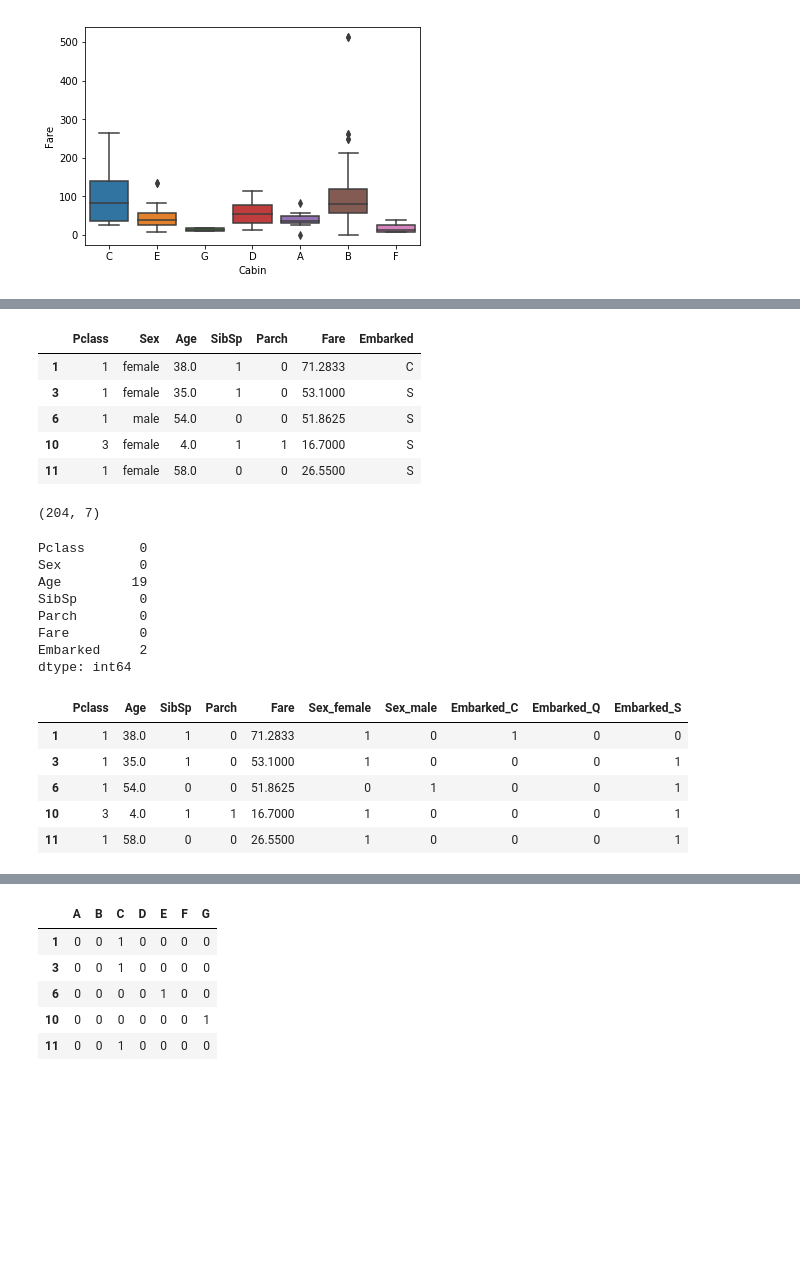
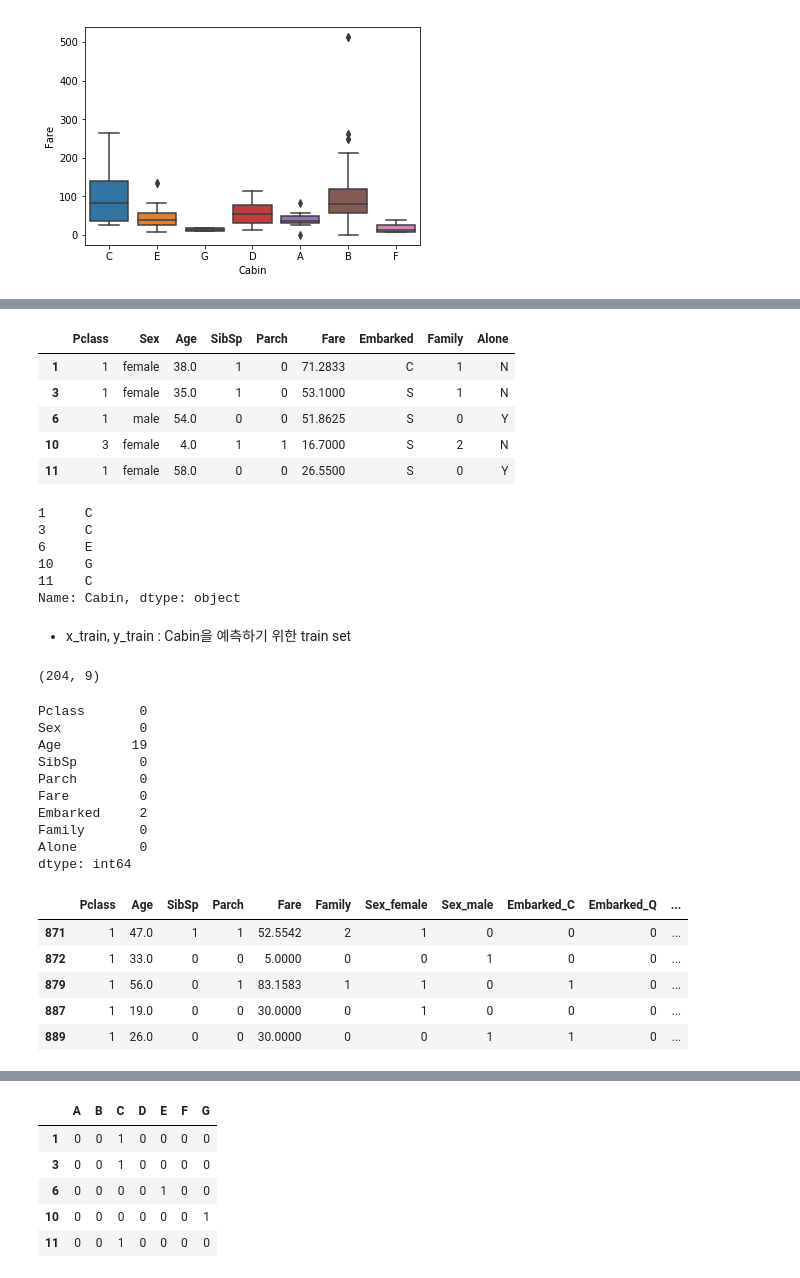
Before and after one commit to rjsdn31536/titanic_kaggle, a Jupyter notebook: titanic_kaggle.ipynb, the cells around one changed output, grey strips where cells are left out. Drawn from its saved outputs; the diff is of its cells as text; code cells hidden in the pictures; blank space fills up the shorter version.

```diff
--- a/titanic_kaggle.ipynb
+++ b/titanic_kaggle.ipynb
@@ -137,0 +153,3 @@ plt.show()
+# %%
+data_train["Family"] = data_train["SibSp"] + data_train["Parch"]
+data_test["Family"] = data_test["SibSp"] + data_test["Parch"]
@@ -137,0 +158,6 @@ plt.show()
+# %%
+data_train["Alone"] = "Y"
+data_train["Alone"].loc[data_train["Family"] > 0] = "N"
+
+data_test["Alone"] = "Y"
+data_test["Alone"].loc[data_test["Family"] > 0] = "N"
@@ -222,19 +281,28 @@ x_train = x_train.drop(['PassengerId'], axis = 1)
 x_test = x_test.drop(['PassengerId'], axis = 1)
 x_train = x_train.drop(['Ticket'], axis = 1)
 x_test = x_test.drop(['Ticket'], axis = 1)
-x_train.head()
+display(x_train.head())
+display(y_train.head())
 # %% [output]
-|  | Pclass | Sex | Age | SibSp | Parch | Fare | Embarked |
-| 1 | 1 | female | 38.0 | 1 | 0 | 71.2833 | C |
-| 3 | 1 | female | 35.0 | 1 | 0 | 53.1000 | S |
-| 6 | 1 | male | 54.0 | 0 | 0 | 51.8625 | S |
-| 10 | 3 | female | 4.0 | 1 | 1 | 16.7000 | S |
-| 11 | 1 | female | 58.0 | 0 | 0 | 26.5500 | S |
+|  | Pclass | Sex | Age | SibSp | Parch | Fare | Embarked | Family | Alone |
+| 1 | 1 | female | 38.0 | 1 | 0 | 71.2833 | C | 1 | N |
+| 3 | 1 | female | 35.0 | 1 | 0 | 53.1000 | S | 1 | N |
+| 6 | 1 | male | 54.0 | 0 | 0 | 51.8625 | S | 0 | Y |
+| 10 | 3 | female | 4.0 | 1 | 1 | 16.7000 | S | 2 | N |
+| 11 | 1 | female | 58.0 | 0 | 0 | 26.5500 | S | 0 | Y |
+1     C
+3     C
+6     E
+10    G
+11    C
+Name: Cabin, dtype: object
+# %% [markdown]
+- x_train, y_train : Cabin을 예측하기 위한 train set
 # %%
-  print(x_train.shape)
-  x_train.isnull().sum()
+print(x_train.shape)
+x_train.isnull().sum()
 # %% [output]
-(204, 7)
+(204, 9)
 Pclass       0
 Sex          0
 Age         19
@@ -242,6 +310,8 @@ SibSp        0
 Parch        0
 Fare         0
 Embarked     2
+Family       0
+Alone        0
 dtype: int64
 # %%
 y_train = pd.get_dummies(y_train)
@@ -250,11 +320,11 @@ y_test = pd.get_dummies(y_test)
 x_train = pd.get_dummies(x_train)
 x_test = pd.get_dummies(x_test)
 # %%
-x_train.head()
+x_train.tail()
 # %% [output]
-|  | Pclass | Age | SibSp | Parch | Fare | Sex_female | Sex_male | Embarked_C | Embarked_Q | Embarked_S |
-| 1 | 1 | 38.0 | 1 | 0 | 71.2833 | 1 | 0 | 1 | 0 | 0 |
-| 3 | 1 | 35.0 | 1 | 0 | 53.1000 | 1 | 0 | 0 | 0 | 1 |
-| 6 | 1 | 54.0 | 0 | 0 | 51.8625 | 0 | 1 | 0 | 0 | 1 |
-| 10 | 3 | 4.0 | 1 | 1 | 16.7000 | 1 | 0 | 0 | 0 | 1 |
-| 11 | 1 | 58.0 | 0 | 0 | 26.5500 | 1 | 0 | 0 | 0 | 1 |
+|  | Pclass | Age | SibSp | Parch | Fare | Family | Sex_female | Sex_male | Embarked_C | Embarked_Q | ... |
+| 871 | 1 | 47.0 | 1 | 1 | 52.5542 | 2 | 1 | 0 | 0 | 0 | ... |
+| 872 | 1 | 33.0 | 0 | 0 | 5.0000 | 0 | 0 | 1 | 0 | 0 | ... |
+| 879 | 1 | 56.0 | 0 | 1 | 83.1583 | 1 | 1 | 0 | 1 | 0 | ... |
+| 887 | 1 | 19.0 | 0 | 0 | 30.0000 | 0 | 1 | 0 | 0 | 0 | ... |
+| 889 | 1 | 26.0 | 0 | 0 | 30.0000 | 0 | 0 | 1 | 1 | 0 | ... |
```
Also changed, not shown: parts of 87 cells of this notebook.
